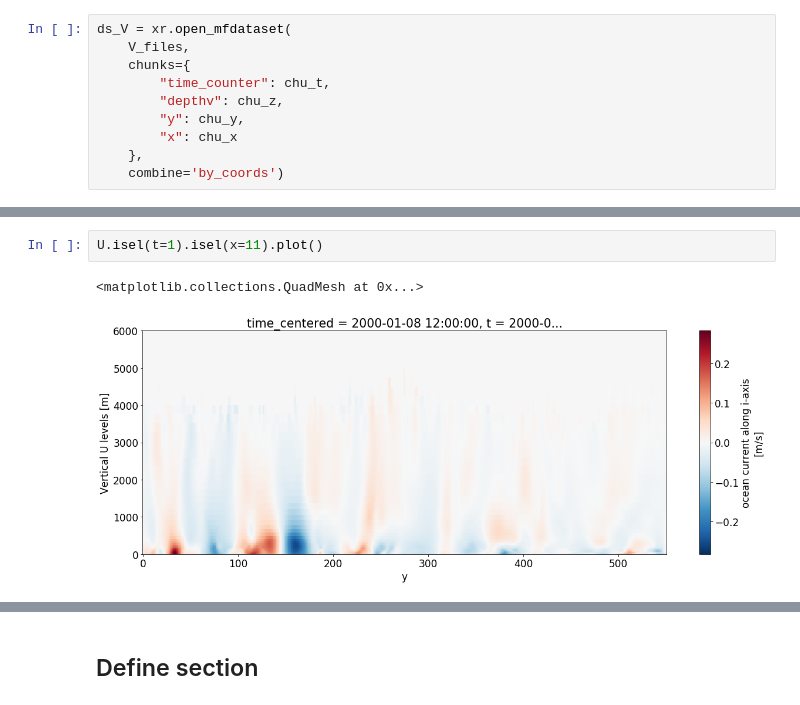
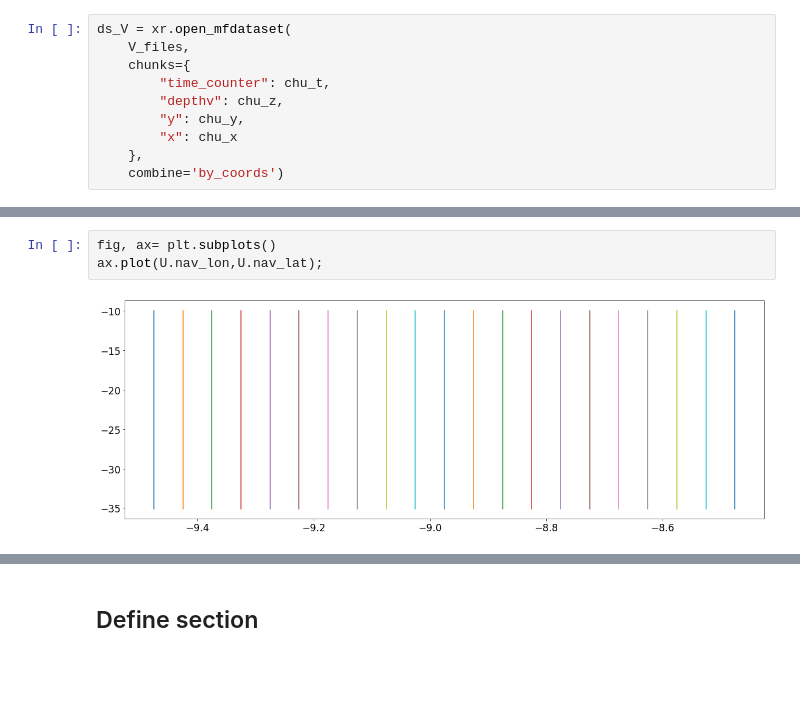
Before and after one commit to PedroVelez/SAGA_iAtlantic_Model, a Jupyter notebook: PIES_ACT_Local.ipynb, the cells around one changed output, grey strips where cells are left out. Drawn from its saved outputs; the diff is of its cells as text; blank space fills up the shorter version.

```diff
--- a/PIES_ACT_Local.ipynb
+++ b/PIES_ACT_Local.ipynb
@@ -219,5 +134,5 @@ V.isel(t=1).isel(x=11).plot()
-# %%
-U.isel(t=1).isel(x=11).plot()
-# %% [output]
-<matplotlib.collections.QuadMesh at 0x...>
-[figure, removed]
+# %%
+fig, ax= plt.subplots()
+ax.plot(U.nav_lon,U.nav_lat);
+# %% [output]
+[figure, added]
```
Also changed, not shown: parts of 22 cells of this notebook, 7 other files.
